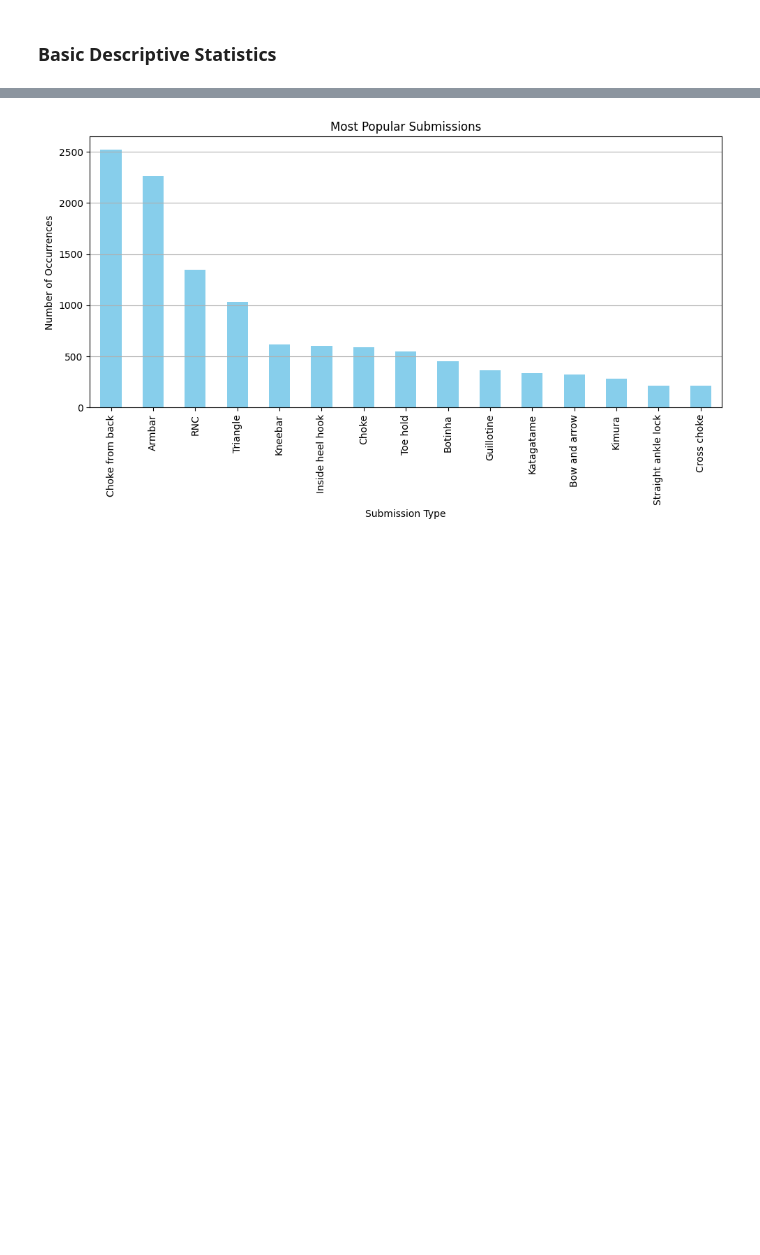
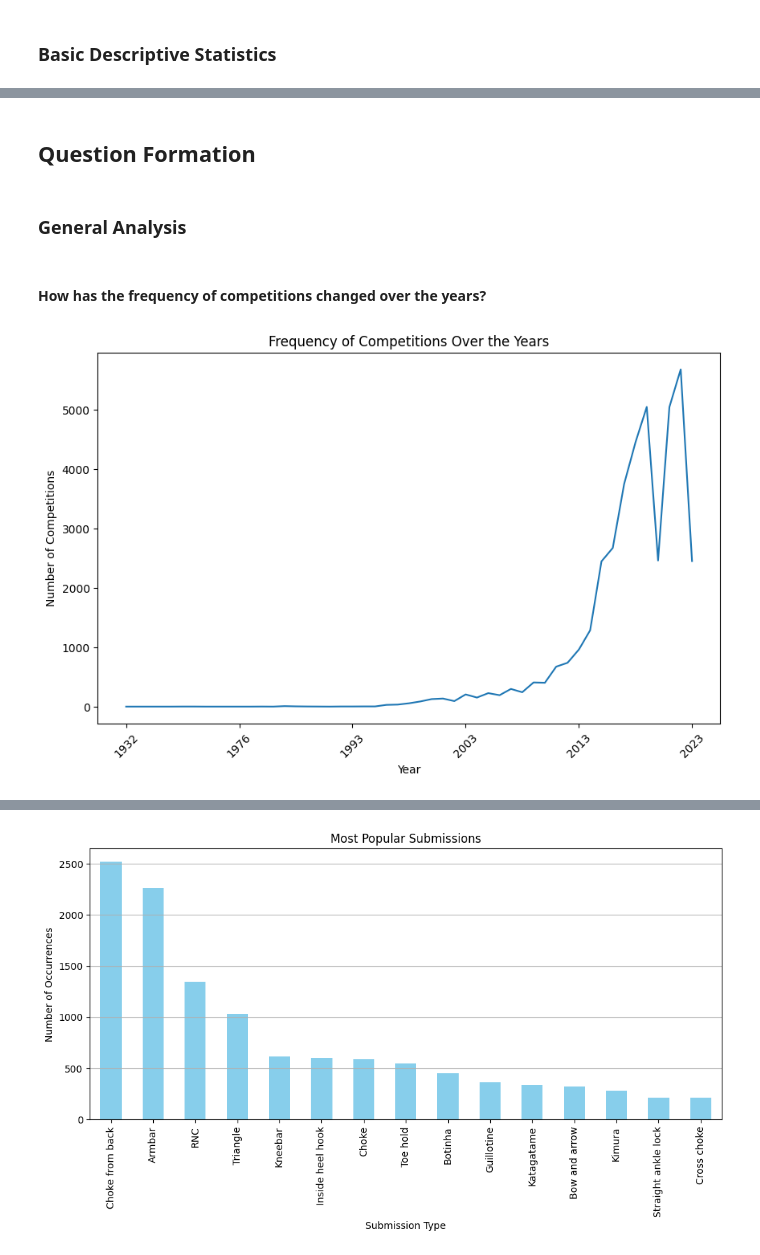
Before and after one commit to Martin-Melody/Data-Analytics-2023, a Jupyter notebook: project.ipynb, the cells around one changed output, grey strips where cells are left out. Drawn from its saved outputs; the diff is of its cells as text; code cells hidden in the pictures; blank space fills up the shorter version.

```diff
--- a/project.ipynb
+++ b/project.ipynb
@@ -279,0 +330,24 @@ Here we analyze the types of submissions that occurred most frequently in the co
+# %% [markdown]
+## Question Formation
+# %% [markdown]
+### General Analysis
+# %% [markdown]
+#### How has the frequency of competitions changed over the years?
+# %%
+# Grouping by 'Year' and counting the number of competitions
+competitions_per_year = data_frame.groupby('Year').size()
+
+
+plt.figure(figsize=(10, 6))
+competitions_per_year.plot(kind='line')
+plt.title('Frequency of Competitions Over the Years')
+plt.xlabel('Year')
+plt.ylabel('Number of Competitions')
+
+# Set x-ticks to only display every 5 years
+plt.xticks(ticks=range(0, len(competitions_per_year), 10),
+           labels=competitions_per_year.index[::10],
+           rotation=45)
+plt.show()
+# %% [output]
+[figure, added]
```
Also changed, not shown: parts of 37 cells of this notebook.
